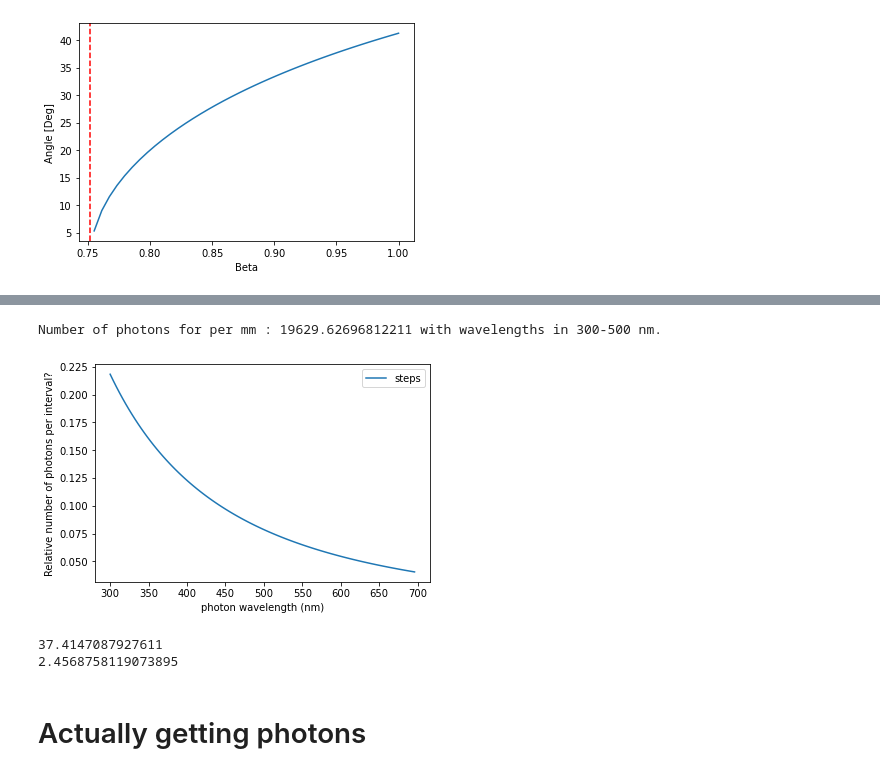
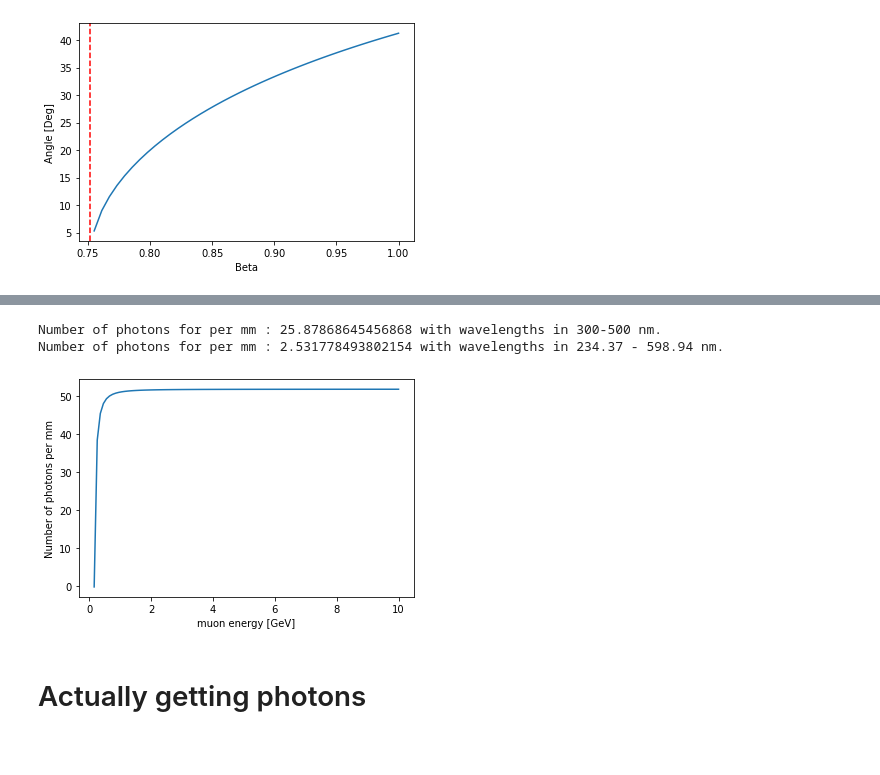
Before and after one commit to eklem1/OD_work, a Jupyter notebook: CherenkovLight.ipynb, the cells around one changed output, grey strips where cells are left out. Drawn from its saved outputs; the diff is of its cells as text; code cells hidden in the pictures; blank space fills up the shorter version.

Commit message:
Actually got the number of photons dep on energy working

```diff
--- a/CherenkovLight.ipynb
+++ b/CherenkovLight.ipynb
@@ -241,7 +249,8 @@ alpha = 1/137. #fine structure constant
 n = 1.33
 
 def num(lambda_1, lambda_2, beta):
-    N = 2*np.pi*alpha*(1/lambda_1 - 1/lambda_2 )*(1-1/(beta**2 * n**2))
+#     print(beta*n) #must be > 1
+    N = 2*np.pi*alpha*(1/lambda_1 - 1/lambda_2 )*(1-1/((beta*n)**2))
 
     return N
 
@@ -250,10 +259,14 @@ def num_in(lambda_1, beta):
 
     return N
 # %%
-l = 10. # mm
+NumberOfPhotons = num(300, 500, 0.99) * 1e6 #number of photons for per mm
+print("Number of photons for per mm :", NumberOfPhotons, "with wavelengths in 300-500 nm.")
 
+lambda_min = np.min(wavelengths_od)
+lambda_max = np.max(wavelengths_od)
 
-NumberOfPhotons = num(1, 1500, GetBeta(1)) * 1e6 #number of photons for per mm
-print("Number of photons for per mm :", NumberOfPhotons, "with wavelengths in 300-500 nm.")
+NumberOfPhotons = num(lambda_min, lambda_max, 0.76) * 1e6 #number of photons for per mm
+print("Number of photons for per mm :", NumberOfPhotons, "with wavelengths in {:.2f} - {:.2f} nm.".format(lambda_min, lambda_max))
 # %% [output]
-Number of photons for per mm : 19629.62696812211 with wavelengths in 300-500 nm.
+Number of photons for per mm : 25.87868645456868 with wavelengths in 300-500 nm.
+Number of photons for per mm : 2.531778493802154 with wavelengths in 234.37 - 598.94 nm.
@@ -272,19 +273,16 @@ for i in range(len(wavelengths)-1):
-# %%
-# plt.plot(wavelengths[:-1], NumberOfPhotons) #/np.sum(NumberOfPhotons) )
-plt.plot(wavelengths[:-1], NumberOfPhotons_in, label="steps")
-
-plt.xlabel('photon wavelength (nm)')
-plt.ylabel('Relative number of photons per interval?')
-plt.legend()
-plt.show()
-
-print(np.sum(NumberOfPhotons))
-
-print(np.sum(num(390, 410, GetBeta(1)) * 1e6))
-# %% [output]
-[figure, removed]
-37.4147087927611
-2.4568758119073895
+# %%
+muonE = np.linspace(0.16, 10, 100)
+# get number of photons for per mm
+NumberOfPhotons = num(lambda_min, lambda_max, GetBeta(muonE)) * 1e6
+# %%
+plt.plot(muonE, NumberOfPhotons)
+
+plt.xlabel('muon energy [GeV]')
+plt.ylabel('Number of photons per mm')
+# plt.legend()
+plt.show()
+# %% [output]
+[figure, added]
 # %% [markdown]
 # Actually getting photons
 # %%
```
Also changed, not shown: parts of 10 cells of this notebook, 2 other files.
